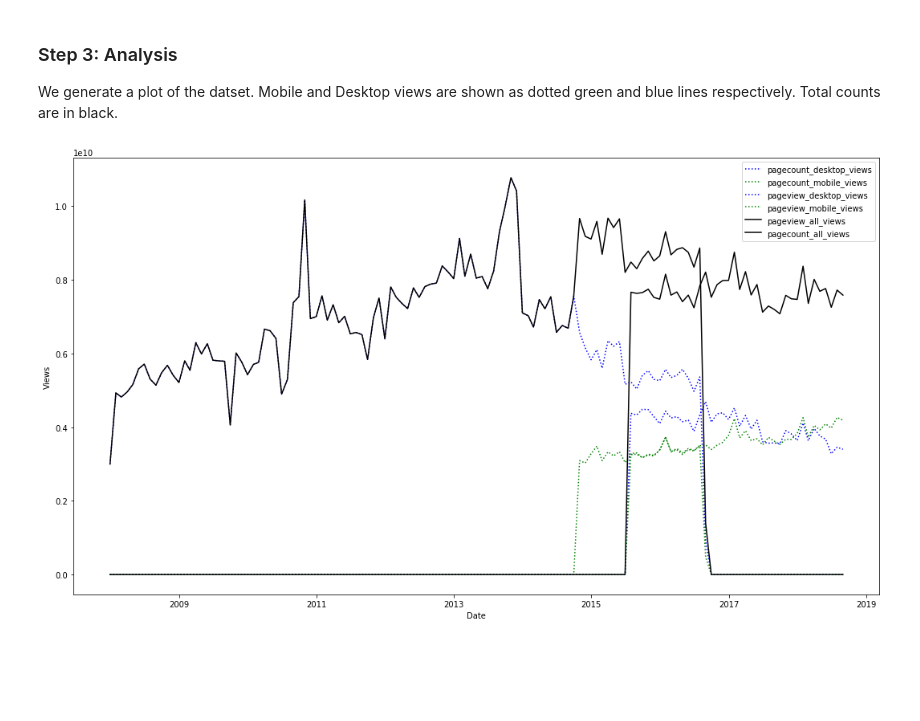
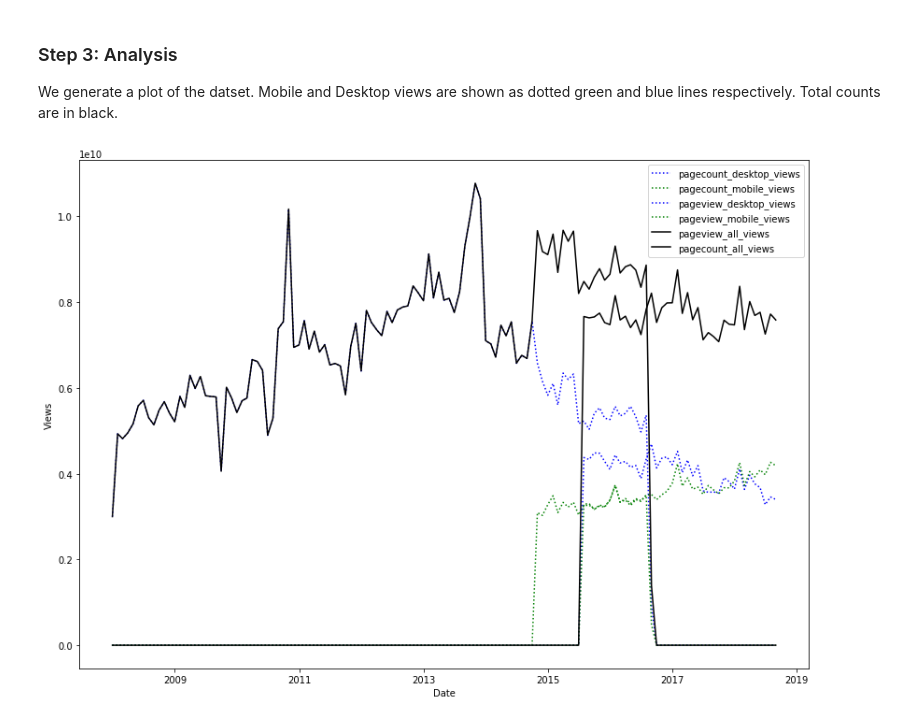
Before and after one commit to viv-r/Data512-HCDS-A1, a Jupyter notebook: A1.ipynb, the cells around one changed output. Saved outputs shown, nothing was run; the diff lists cells and outputs as text; code cells hidden in the pictures; blank space fills up the shorter version.

Commit message:
updated graph

```diff
--- a/A1.ipynb
+++ b/A1.ipynb
@@ -87,19 +87,19 @@ We generate a plot of the datset. Mobile and Desktop views are shown as dotted g
 # %%
 import matplotlib.pyplot as plt
 %matplotlib inline
 
 x = pd.date_range('2007-12', '2018-09', freq='M')
-fig = plt.figure(figsize=(18, 10))
+fig = plt.figure(figsize=(14, 10))
 plt.plot(x, cleaned['pagecount_desktop_views'], 'b:')
 plt.plot(x, cleaned['pagecount_mobile_views'], 'g:')
 plt.plot(x, cleaned['pageview_desktop_views'], 'b:')
 plt.plot(x, cleaned['pageview_mobile_views'], 'g:')
 plt.plot(x, cleaned['pageview_all_views'] , 'k')
 plt.plot(x, cleaned['pagecount_all_views'], 'k')
 plt.xlabel('Date')
 plt.ylabel('Views')
 plt.legend()
 plt.show()
 fig.savefig('./views_graph.jpg')
 # %% [output]
-[figure, old version]
+[figure, new version]
```
Also changed, not shown: 2 other files.
